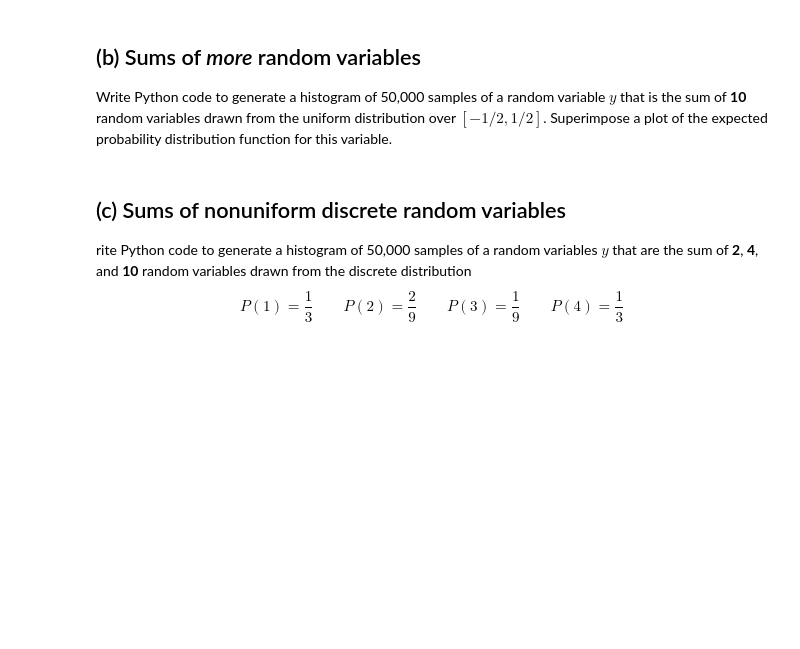
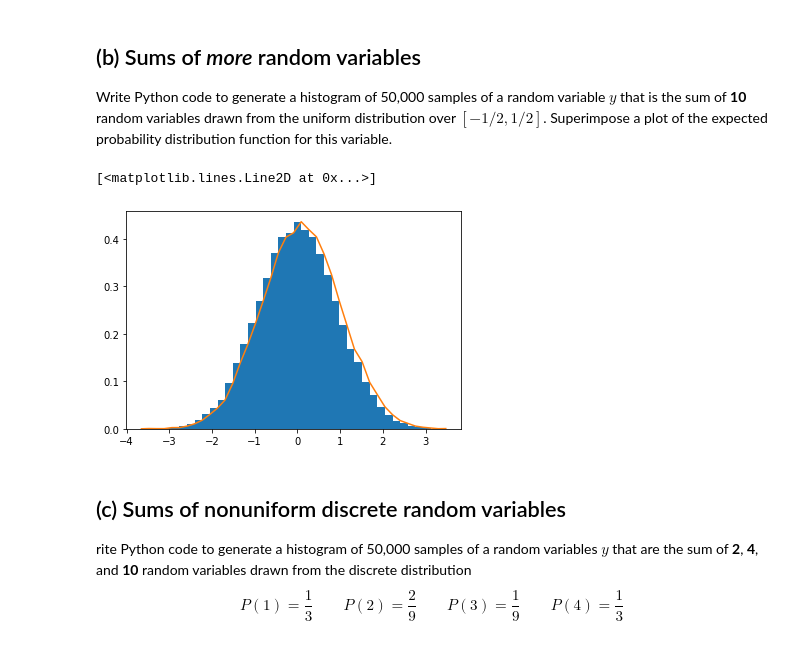
Before and after one commit to mkuchle16/biophysics, a Jupyter notebook: week-05/problem-5.11.ipynb, the cells around one changed output. Saved outputs shown, nothing was run; the diff lists cells and outputs as text; code cells hidden in the pictures; blank space fills up the shorter version.

```diff
--- a/week-05/problem-5.11.ipynb
+++ b/week-05/problem-5.11.ipynb
@@ -25,6 +44,24 @@ Write Python code to generate a histogram of 50,000 samples of a random variable
 ## (b) Sums of _more_ random variables
 
 Write Python code to generate a histogram of 50,000 samples of a random variable $y$ that is the sum of __10__ random variables drawn from the uniform distribution over $[-1/2, 1/2]$.  Superimpose a plot of the expected probability distribution function for this variable.
+# %%
+num_samples = 50000
+x_min = -0.5
+x_max = 0.5
+
+y = np.zeros(num_samples)
+x = np.zeros(10)
+for j in range(num_samples):
+    for i in range(10):
+        x[i] = np.random.uniform(x_min,x_max,1)
+    y[j] = x.sum()
+
+count, bins, ignored = plt.hist(y, 40,density=True)
+count = np.insert(count,0,0)
+plt.plot(bins,count)
+# %% [output]
+[<matplotlib.lines.Line2D at 0x...>]
+[figure, added]
 # %% [markdown]
 ## (c) Sums of nonuniform discrete random variables
 
```
Also changed, not shown: parts of 3 cells of this notebook.
